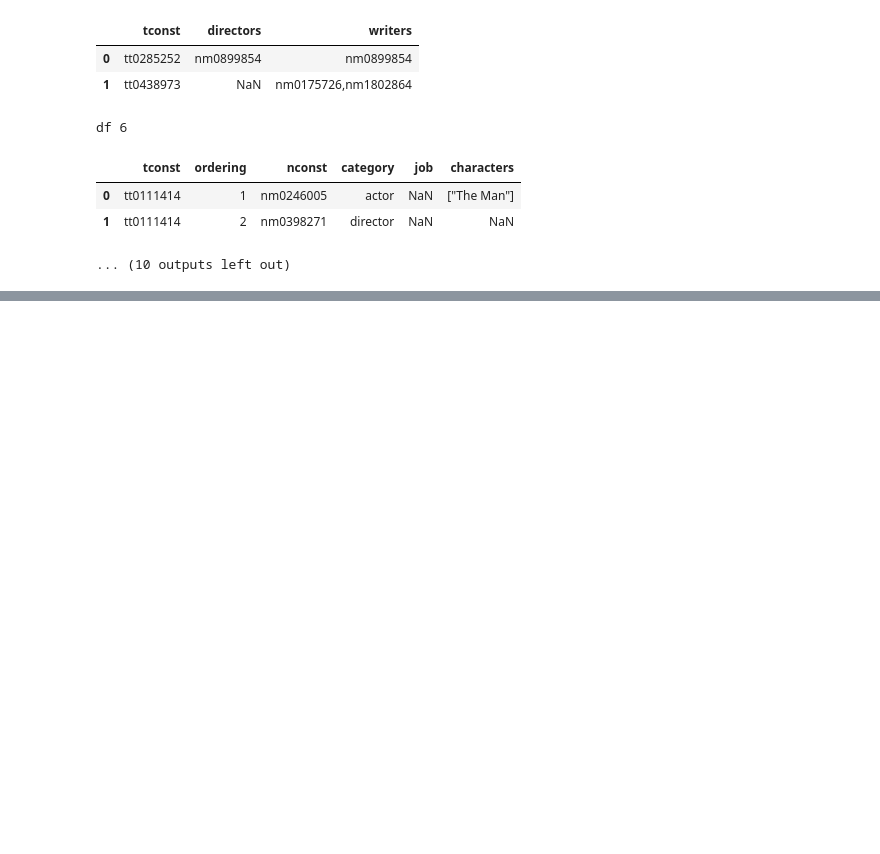
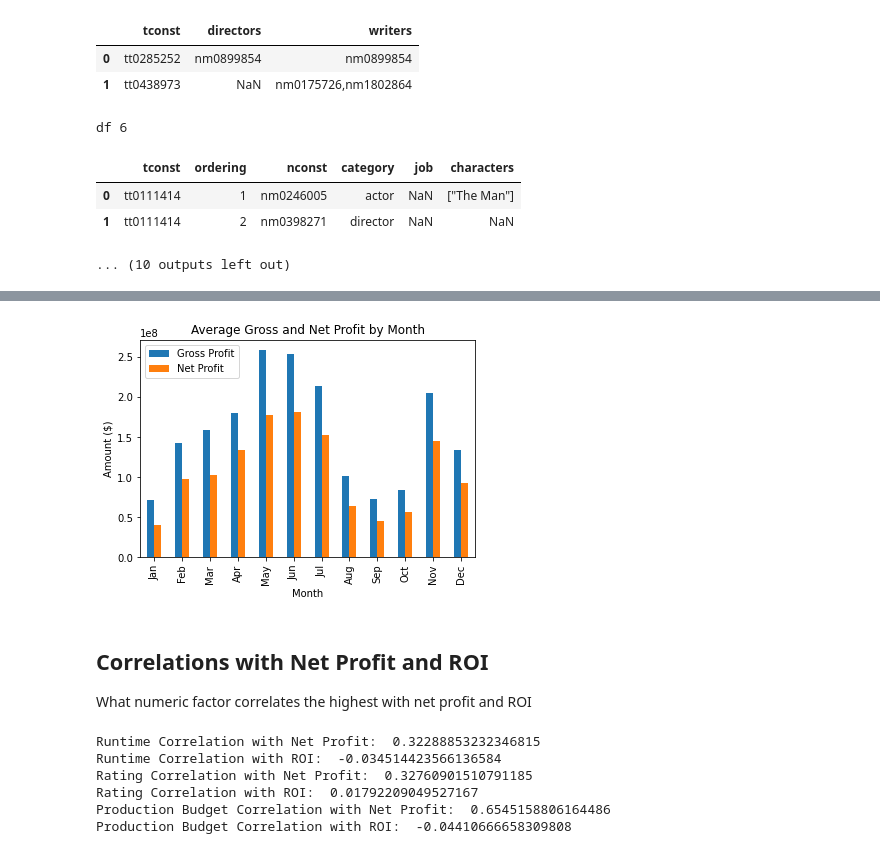
Before and after one commit to bentoler22/Flatiron_Phase_1_Project, a Jupyter notebook: student.ipynb, the cells around one changed output, grey strips where cells are left out. Cells and saved outputs as stored; diff of their text form; code cells hidden in the pictures; blank space fills up the shorter version.

```diff
--- a/student.ipynb
+++ b/student.ipynb
@@ -516,0 +413,47 @@ total_movie_df.production_budget.corr(total_movie_df.ROI)
+# %%
+month_grouped.reset_index(inplace=True)
+# %%
+order = [4, 8, 12, 2, 1, 7, 6, 3, 5, 11, 10, 9]
+month_grouped.index = order
+month_grouped.sort_index(inplace=True)
+# %%
+month_grouped.set_index('start_month', inplace=True)
+# %%
+ax = month_grouped.plot(kind='bar', y=['worldwide_gross','worldwide_net']);
+ax.set_title('Average Gross and Net Profit by Month');
+ax.legend(['Gross Profit', 'Net Profit'], loc=2);
+ax.set_xlabel('Month');
+ax.set_ylabel('Amount ($)');
+# %% [output]
+[figure, added]
+# %% [markdown]
+## Correlations with Net Profit and ROI
+What numeric factor correlates the highest with net profit and ROI
+# %%
+#runtime correaltions
+runtime_net_corr = movie_df.runtime_minutes.corr(movie_df.worldwide_net)
+print("Runtime Correlation with Net Profit: ", runtime_net_corr)
+
+runtime_roi_corr = movie_df.runtime_minutes.corr(movie_df.ROI)
+print("Runtime Correlation with ROI: ", runtime_roi_corr)
+
+#average rating
+rating_net_corr = movie_df.averagerating.corr(movie_df.worldwide_net)
+print("Rating Correlation with Net Profit: ", rating_net_corr)
+
+rating_roi_corr = movie_df.averagerating.corr(movie_df.ROI)
+print("Rating Correlation with ROI: ", rating_roi_corr)
+
+#production budget
+budget_net_corr = movie_df.production_budget.corr(movie_df.worldwide_net)
+print("Production Budget Correlation with Net Profit: ", budget_net_corr)
+
+budget_roi_corr = movie_df.production_budget.corr(movie_df.ROI)
+print("Production Budget Correlation with ROI: ", budget_roi_corr)
+# %% [output]
+Runtime Correlation with Net Profit:  0.32288853232346815
+Runtime Correlation with ROI:  -0.034514423566136584
+Rating Correlation with Net Profit:  0.32760901510791185
+Rating Correlation with ROI:  0.01792209049527167
+Production Budget Correlation with Net Profit:  0.6545158806164486
+Production Budget Correlation with ROI:  -0.04410666658309808
```
Also changed, not shown: parts of 122 cells of this notebook.
